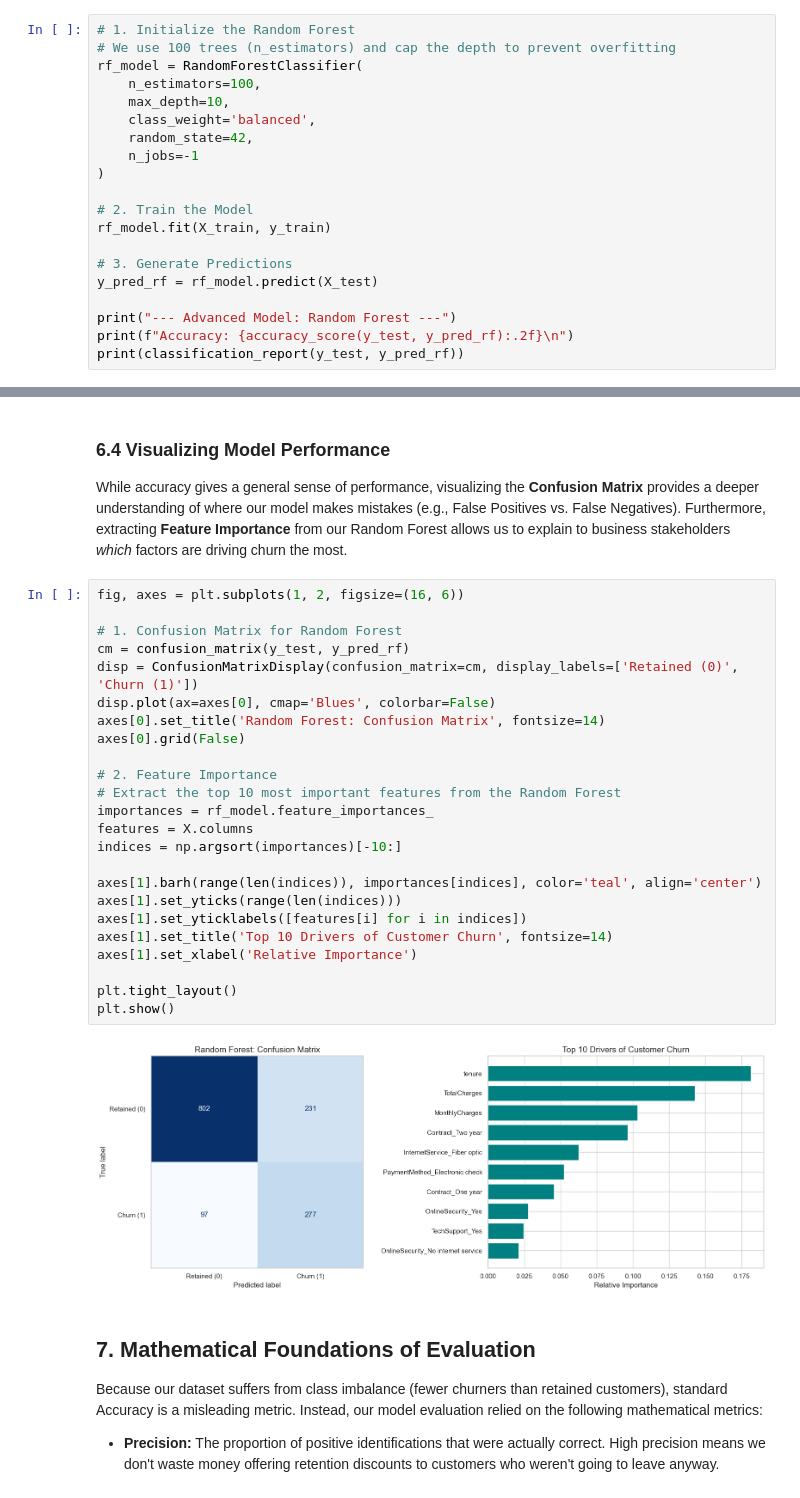
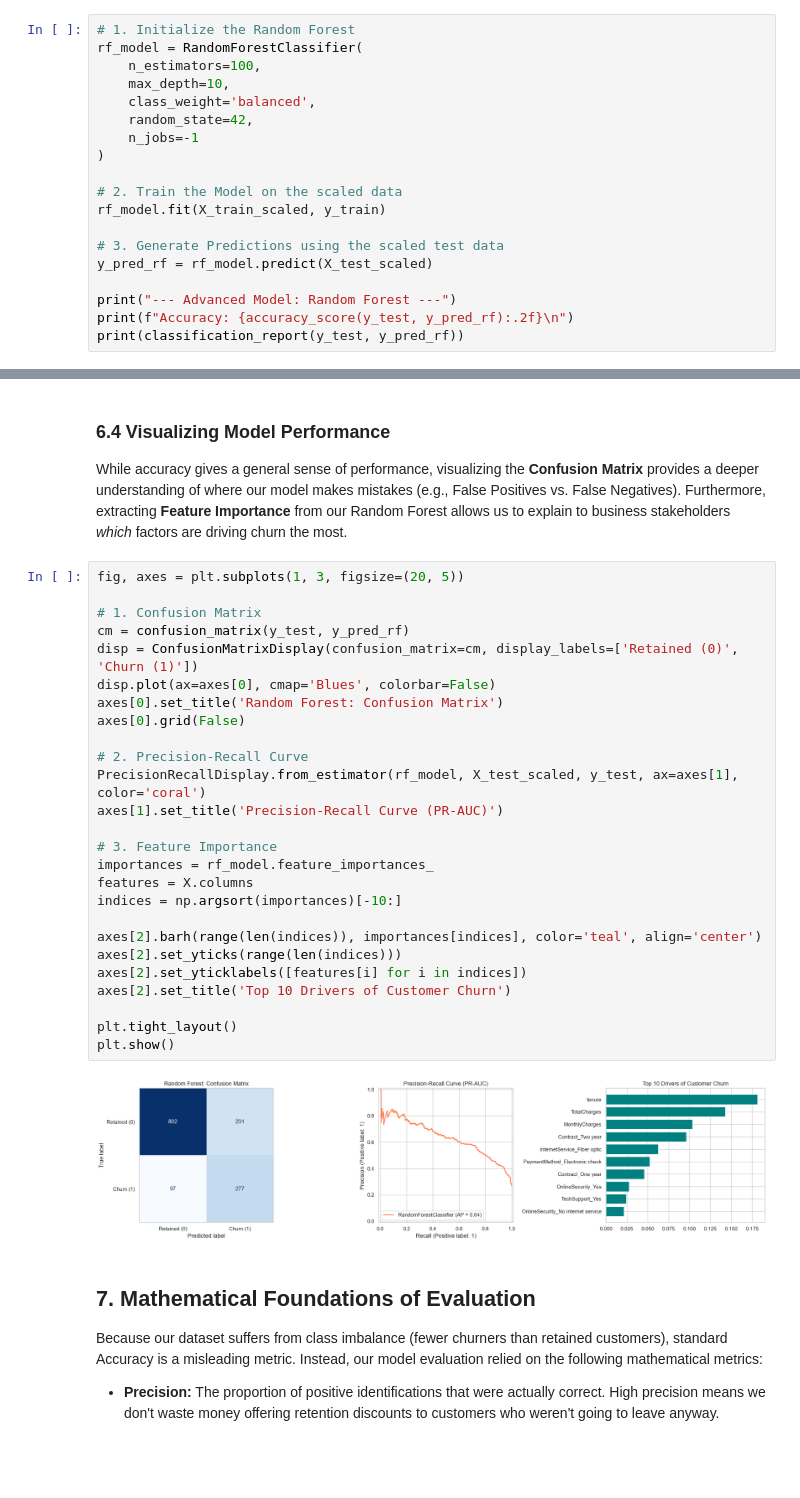
Before and after one commit to RumenMoysev/machine-learning-final-exam, a Jupyter notebook: notebooks/churn_prediction_analysis.ipynb, the cells around one changed output, grey strips where cells are left out. Drawn from its saved outputs; the diff is of its cells as text; blank space fills up the shorter version.

```diff
--- a/notebooks/churn_prediction_analysis.ipynb
+++ b/notebooks/churn_prediction_analysis.ipynb
@@ -271,7 +287,6 @@ While Logistic Regression provides a strong, interpretable baseline, it assumes
 A Random Forest is an ensemble method that builds dozens of independent decision trees and aggregates their predictions via majority voting, making it highly robust against overfitting.
 # %%
 # 1. Initialize the Random Forest
-# We use 100 trees (n_estimators) and cap the depth to prevent overfitting
 rf_model = RandomForestClassifier(
     n_estimators=100,
     max_depth=10,
@@ -280,11 +295,11 @@ rf_model = RandomForestClassifier(
     n_jobs=-1
 )
 
-# 2. Train the Model
-rf_model.fit(X_train, y_train)
+# 2. Train the Model on the scaled data
+rf_model.fit(X_train_scaled, y_train)
 
-# 3. Generate Predictions
-y_pred_rf = rf_model.predict(X_test)
+# 3. Generate Predictions using the scaled test data
+y_pred_rf = rf_model.predict(X_test_scaled)
 
 print("--- Advanced Model: Random Forest ---")
 print(f"Accuracy: {accuracy_score(y_test, y_pred_rf):.2f}\n")
@@ -306,31 +321,33 @@ weighted avg       0.80      0.77      0.78      1407
 
 While accuracy gives a general sense of performance, visualizing the **Confusion Matrix** provides a deeper understanding of where our model makes mistakes (e.g., False Positives vs. False Negatives). Furthermore, extracting **Feature Importance** from our Random Forest allows us to explain to business stakeholders *which* factors are driving churn the most.
 # %%
-fig, axes = plt.subplots(1, 2, figsize=(16, 6))
+fig, axes = plt.subplots(1, 3, figsize=(20, 5))
 
-# 1. Confusion Matrix for Random Forest
+# 1. Confusion Matrix
 cm = confusion_matrix(y_test, y_pred_rf)
 disp = ConfusionMatrixDisplay(confusion_matrix=cm, display_labels=['Retained (0)', 'Churn (1)'])
 disp.plot(ax=axes[0], cmap='Blues', colorbar=False)
-axes[0].set_title('Random Forest: Confusion Matrix', fontsize=14)
+axes[0].set_title('Random Forest: Confusion Matrix')
 axes[0].grid(False)
 
-# 2. Feature Importance
-# Extract the top 10 most important features from the Random Forest
+# 2. Precision-Recall Curve
+PrecisionRecallDisplay.from_estimator(rf_model, X_test_scaled, y_test, ax=axes[1], color='coral')
+axes[1].set_title('Precision-Recall Curve (PR-AUC)')
+
+# 3. Feature Importance
 importances = rf_model.feature_importances_
 features = X.columns
 indices = np.argsort(importances)[-10:]
 
-axes[1].barh(range(len(indices)), importances[indices], color='teal', align='center')
-axes[1].set_yticks(range(len(indices)))
-axes[1].set_yticklabels([features[i] for i in indices])
-axes[1].set_title('Top 10 Drivers of Customer Churn', fontsize=14)
-axes[1].set_xlabel('Relative Importance')
+axes[2].barh(range(len(indices)), importances[indices], color='teal', align='center')
+axes[2].set_yticks(range(len(indices)))
+axes[2].set_yticklabels([features[i] for i in indices])
+axes[2].set_title('Top 10 Drivers of Customer Churn')
 
 plt.tight_layout()
 plt.show()
 # %% [output]
-[figure, old version]
+[figure, new version]
 # %% [markdown]
 ## 7. Mathematical Foundations of Evaluation
 
```
Also changed, not shown: parts of 7 cells of this notebook, 1 other file.
